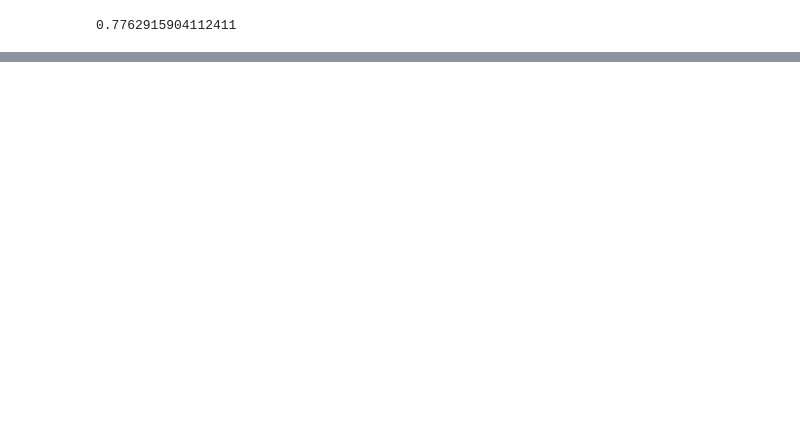
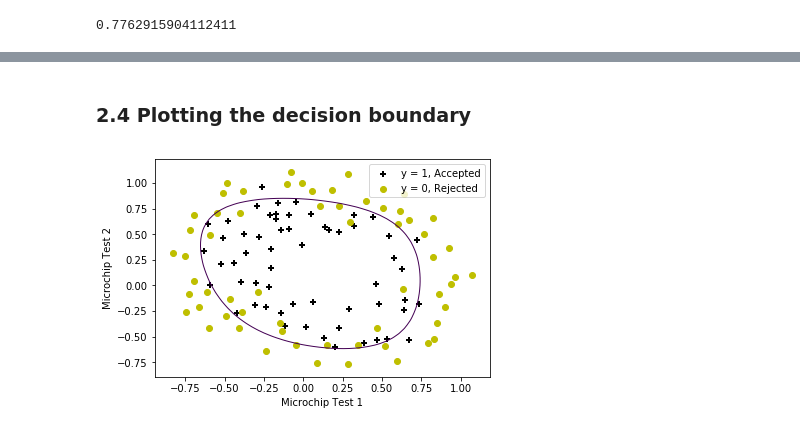
Before and after one commit to CNRio/Machine-Learning-Andrew-Ng, a Jupyter notebook: HW2 - Logistic Regression/ex2.ipynb, the cells around one changed output, grey strips where cells are left out. Saved outputs shown, nothing was run; the diff lists cells and outputs as text; code cells hidden in the pictures; blank space fills up the shorter version.

```diff
--- a/HW2 - Logistic Regression/ex2.ipynb
+++ b/HW2 - Logistic Regression/ex2.ipynb
@@ -107,0 +151,11 @@ sigmoid(np.array([1, 45, 85]).dot(res.x.T))
+# %%
+def cost_function_reg(theta, X, y, lamb=1):
+    m = len(y)
+    hx = sigmoid(theta.dot(X.T))
+    J = (-1/m)*(y.T.dot(np.log(hx)) + (1-y).T.dot(np.log(1-hx))) + (lamb/(2*m))*np.sum(np.power(theta[1:],2))
+
+    return J
+# %%
+theta = np.zeros((m_X.shape[1]))
+lamb = 1
+cost = cost_function_reg(theta, m_X, y, lamb)
@@ -107,0 +168,3 @@ sigmoid(np.array([1, 45, 85]).dot(res.x.T))
+# %%
+res2 = minimize(cost_function_reg, theta, method='BFGS', args=(m_X,y), options={'disp': True})
+print(res2)
@@ -107,0 +189,15 @@ sigmoid(np.array([1, 45, 85]).dot(res.x.T))
+# %% [markdown]
+### 2.4 Plotting the decision boundary
+# %%
+def plot_decision_boundary_poly(theta, data, y):
+    x1_min, x1_max = data[:,0].min(), data[:,0].max(),
+    x2_min, x2_max = data[:,1].min(), data[:,1].max(),
+    xx1, xx2 = np.meshgrid(np.linspace(x1_min, x1_max), np.linspace(x2_min, x2_max))
+    h = sigmoid(poly.fit_transform(np.c_[xx1.ravel(), xx2.ravel()]).dot(res2.x))
+    h = h.reshape(xx1.shape)
+    plt.contour(xx1, xx2, h, [0.5], linewidths=1)
+    plot_data(data, 'Microchip Test 1', 'Microchip Test 2', 'y = 1, Accepted', 'y = 0, Rejected', plt.gca())
+# %%
+plot_decision_boundary_poly(res2.x, data2, y)
+# %% [output]
+[figure, added]
```
Also changed, not shown: parts of 13 cells of this notebook.
